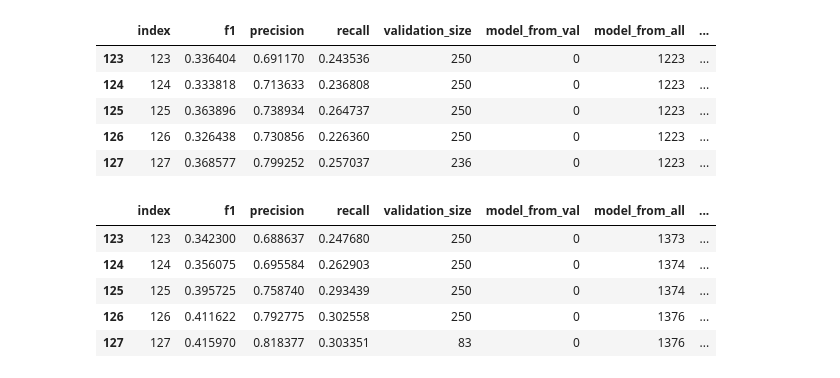
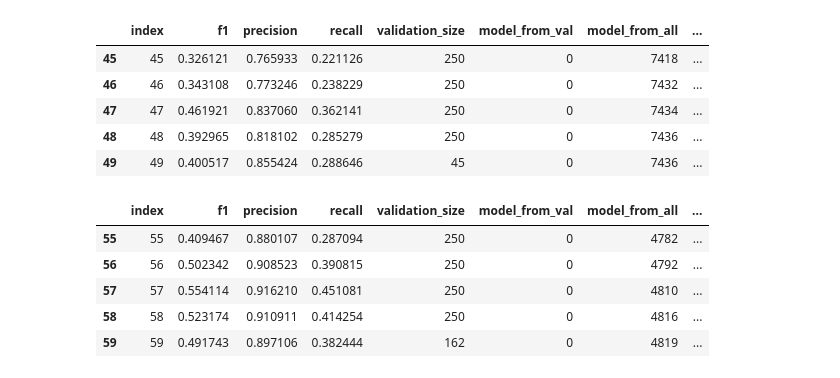
Before and after one commit to SciWake/OLD_Active-learning, a Jupyter notebook: notebooks/Visualization.ipynb, the cells around one changed output. Drawn from its saved outputs; the diff is of its cells as text; code cells hidden in the pictures.

```diff
--- a/notebooks/Visualization.ipynb
+++ b/notebooks/Visualization.ipynb
@@ -25,24 +25,24 @@ rcParams['figure.figsize'] = 10, 5
 sns.set(style='darkgrid')
 sns.set(font_scale=1.5)
 # %%
-all_fasttext = pd.read_csv('data/model/0.97_250_all_metrics.csv').reset_index()
-all_fasttext['model'] = 'fasttext adapted'
-all_fasttext.tail()
+minilm = pd.read_csv('../models/predicts/0.90001_250_all_metrics.csv').reset_index()
+minilm['model'] = 'minilm --'
+minilm.tail()
 # %% [output]
 |  | index | f1 | precision | recall | validation_size | model_from_val | model_from_all | ... |
-| 123 | 123 | 0.336404 | 0.691170 | 0.243536 | 250 | 0 | 1223 | ... |
-| 124 | 124 | 0.333818 | 0.713633 | 0.236808 | 250 | 0 | 1223 | ... |
-| 125 | 125 | 0.363896 | 0.738934 | 0.264737 | 250 | 0 | 1223 | ... |
-| 126 | 126 | 0.326438 | 0.730856 | 0.226360 | 250 | 0 | 1223 | ... |
-| 127 | 127 | 0.368577 | 0.799252 | 0.257037 | 236 | 0 | 1223 | ... |
+| 45 | 45 | 0.326121 | 0.765933 | 0.221126 | 250 | 0 | 7418 | ... |
+| 46 | 46 | 0.343108 | 0.773246 | 0.238229 | 250 | 0 | 7432 | ... |
+| 47 | 47 | 0.461921 | 0.837060 | 0.362141 | 250 | 0 | 7434 | ... |
+| 48 | 48 | 0.392965 | 0.818102 | 0.285279 | 250 | 0 | 7436 | ... |
+| 49 | 49 | 0.400517 | 0.855424 | 0.288646 | 45 | 0 | 7436 | ... |
 # %%
-all_minilm = pd.read_csv('data/model/0.75_250_all_metrics.csv').reset_index()
-all_minilm['model'] = 'minilm -'
-all_minilm.tail()
+adapted = pd.read_csv('../models/predicts/0.9_250_all_metrics.csv').reset_index()
+adapted['model'] = 'minilm adapted'
+adapted.tail()
 # %% [output]
 |  | index | f1 | precision | recall | validation_size | model_from_val | model_from_all | ... |
-| 123 | 123 | 0.342300 | 0.688637 | 0.247680 | 250 | 0 | 1373 | ... |
-| 124 | 124 | 0.356075 | 0.695584 | 0.262903 | 250 | 0 | 1374 | ... |
-| 125 | 125 | 0.395725 | 0.758740 | 0.293439 | 250 | 0 | 1374 | ... |
-| 126 | 126 | 0.411622 | 0.792775 | 0.302558 | 250 | 0 | 1376 | ... |
-| 127 | 127 | 0.415970 | 0.818377 | 0.303351 | 83 | 0 | 1376 | ... |
+| 55 | 55 | 0.409467 | 0.880107 | 0.287094 | 250 | 0 | 4782 | ... |
+| 56 | 56 | 0.502342 | 0.908523 | 0.390815 | 250 | 0 | 4792 | ... |
+| 57 | 57 | 0.554114 | 0.916210 | 0.451081 | 250 | 0 | 4810 | ... |
+| 58 | 58 | 0.523174 | 0.910911 | 0.414254 | 250 | 0 | 4816 | ... |
+| 59 | 59 | 0.491743 | 0.897106 | 0.382444 | 162 | 0 | 4819 | ... |
```
Also changed, not shown: parts of 13 cells of this notebook.
